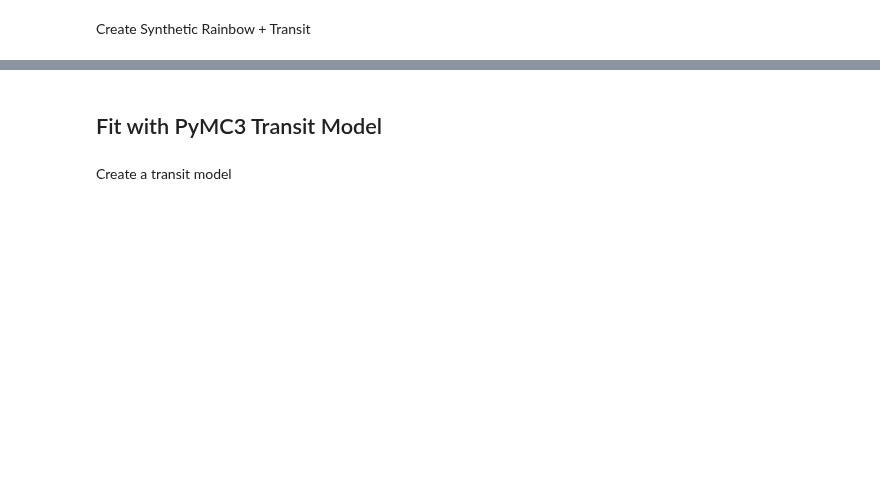
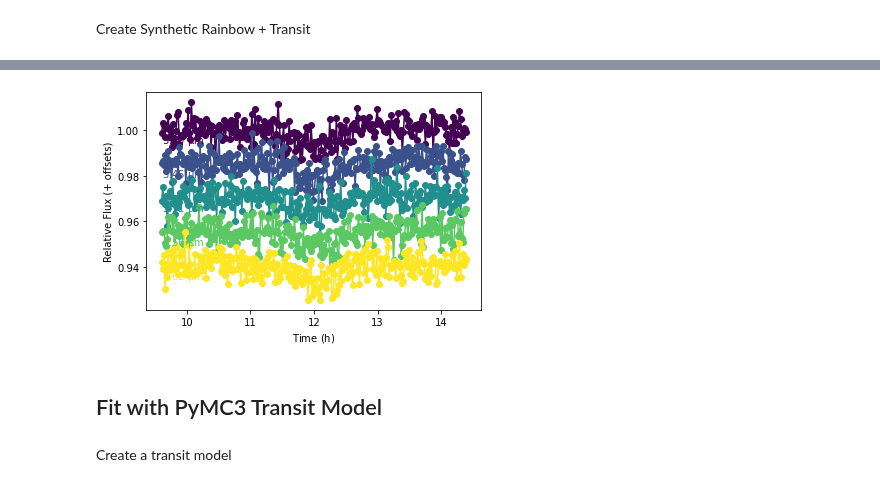
Before and after one commit to catrionamurray/chromatic_fitting, a Jupyter notebook: tutorial_for_chromatic_fitting.ipynb, the cells around one changed output, grey strips where cells are left out. Cells and saved outputs as stored; diff of their text form; code cells hidden in the pictures; blank space fills up the shorter version.

```diff
--- a/tutorial_for_chromatic_fitting.ipynb
+++ b/tutorial_for_chromatic_fitting.ipynb
@@ -27,3 +79,7 @@ rbin5.imshow_quantities();
+# %%
+b.plot()
+# %% [output]
+[figure, added]
 # %% [markdown]
 ## Fit with PyMC3 Transit Model
 # %% [markdown]
```
Also changed, not shown: parts of 38 cells of this notebook, 2 other files.
